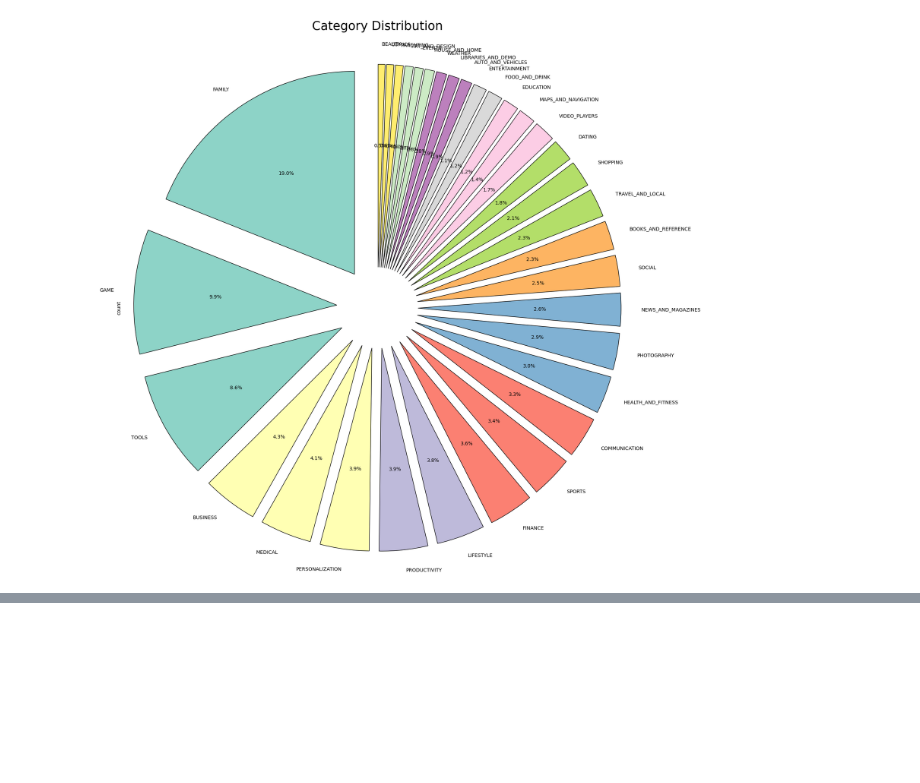
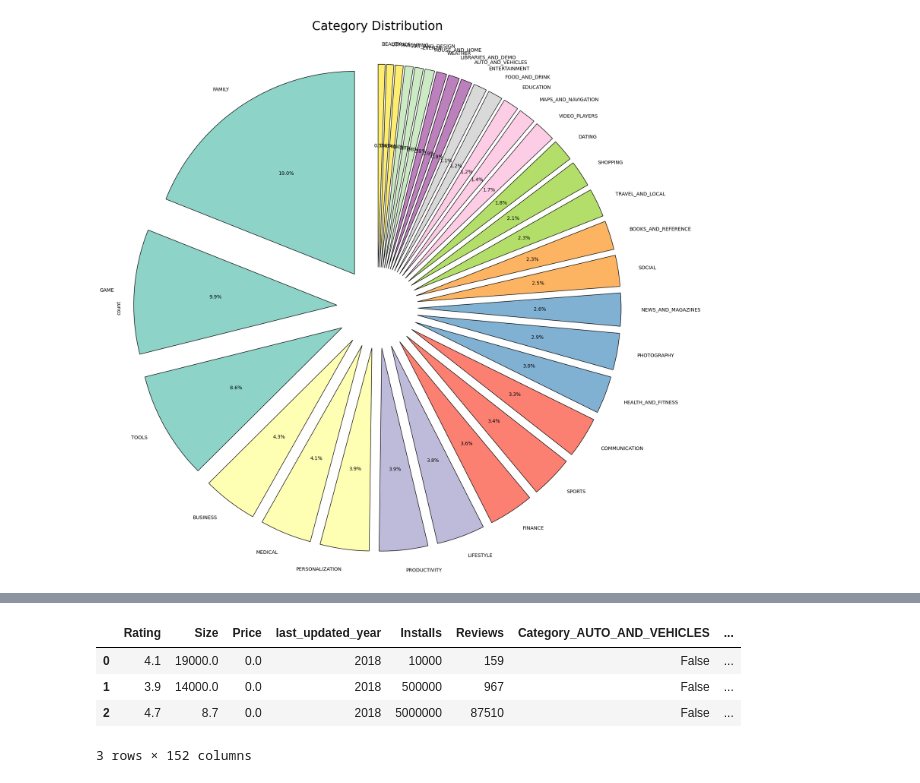
Before and after one commit to orinizri/google-play-store-EDA, a Jupyter notebook: google_playstore_eda.ipynb, the cells around one changed output, grey strips where cells are left out. Drawn from its saved outputs; the diff is of its cells as text; code cells hidden in the pictures; blank space fills up the shorter version.

```diff
--- a/google_playstore_eda.ipynb
+++ b/google_playstore_eda.ipynb
@@ -236,0 +276,15 @@ plt.show()
+# %%
+# Prepare df
+selected_columns = ['Rating', 'Category', 'Type', 'Genres', 'Size', 'Price', 'last_updated_year', 'Installs', 'Reviews']
+df_predict = df[selected_columns].copy()
+
+df_predict = pd.get_dummies(df_predict, columns=['Category'], drop_first=True)  # One-hot encoding to Category
+df_predict = pd.get_dummies(df_predict, columns=['Type'], drop_first=True)  # One-hot encoding to Type
+df_predict = pd.get_dummies(df_predict, columns=['Genres'], drop_first=True)  # One-hot encoding to Type
+df_predict.head(3)
+# %% [output]
+|  | Rating | Size | Price | last_updated_year | Installs | Reviews | Category_AUTO_AND_VEHICLES | ... |
+| 0 | 4.1 | 19000.0 | 0.0 | 2018 | 10000 | 159 | False | ... |
+| 1 | 3.9 | 14000.0 | 0.0 | 2018 | 500000 | 967 | False | ... |
+| 2 | 4.7 | 8.7 | 0.0 | 2018 | 5000000 | 87510 | False | ... |
+3 rows × 152 columns
```
Also changed, not shown: parts of 7 cells of this notebook.
